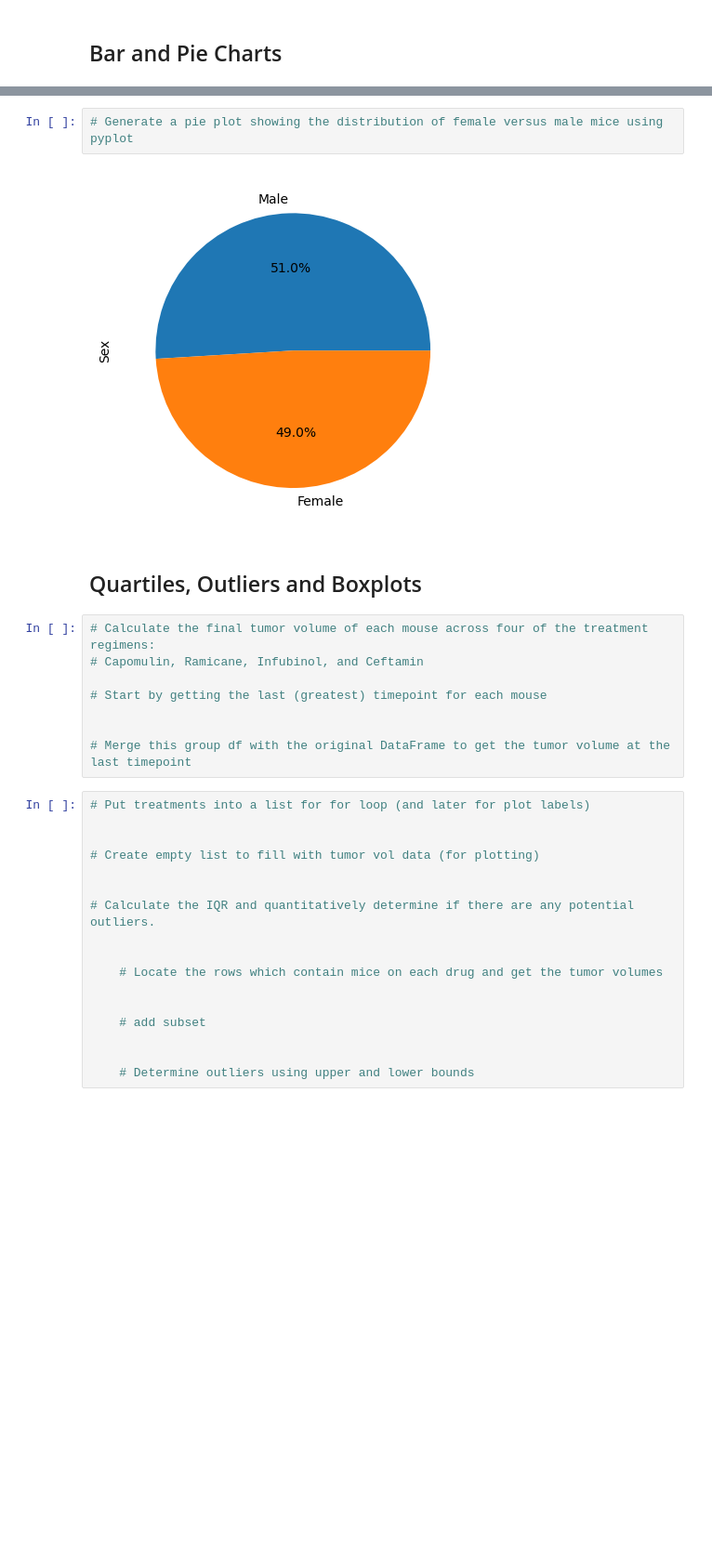
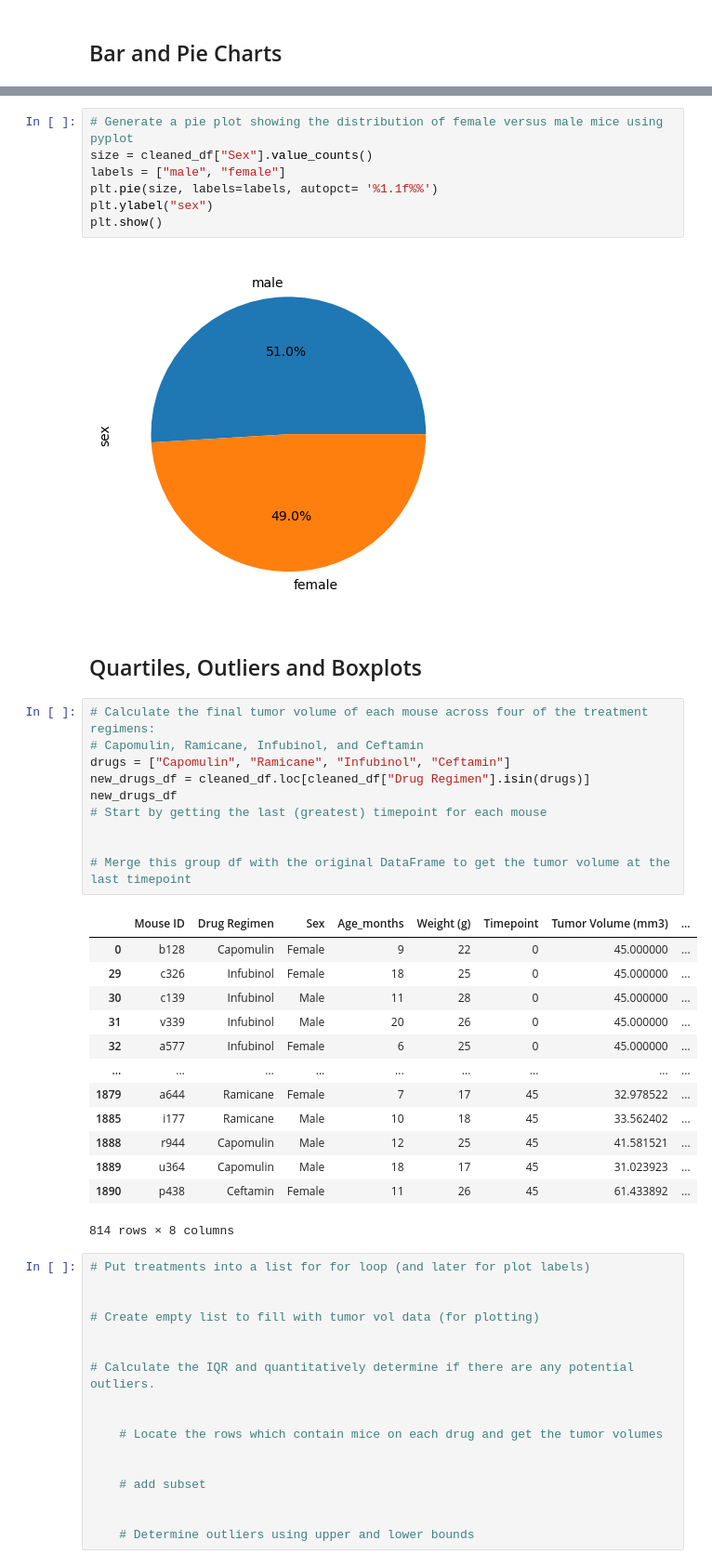
Before and after one commit to cassidysimmons/matplotlib-challenge, a Jupyter notebook: Pymaceuticals/pymaceuticals_starter.ipynb, the cells around one changed output, grey strips where cells are left out. Shown at 93% size. Drawn from its saved outputs; the diff is of its cells as text; blank space fills up the shorter version.

```diff
--- a/Pymaceuticals/pymaceuticals_starter.ipynb
+++ b/Pymaceuticals/pymaceuticals_starter.ipynb
@@ -147,17 +188,38 @@ cleaned_df.count()
 # %%
 # Generate a pie plot showing the distribution of female versus male mice using pyplot
+size = cleaned_df["Sex"].value_counts()
+labels = ["male", "female"]
+plt.pie(size, labels=labels, autopct= '%1.1f%%')
+plt.ylabel("sex")
+plt.show()
 # %% [output]
-[figure, old version]
+[figure, new version]
 # %% [markdown]
 ## Quartiles, Outliers and Boxplots
 # %%
 # Calculate the final tumor volume of each mouse across four of the treatment regimens:
 # Capomulin, Ramicane, Infubinol, and Ceftamin
-
+drugs = ["Capomulin", "Ramicane", "Infubinol", "Ceftamin"]
+new_drugs_df = cleaned_df.loc[cleaned_df["Drug Regimen"].isin(drugs)]
+new_drugs_df
 # Start by getting the last (greatest) timepoint for each mouse
 
 
 # Merge this group df with the original DataFrame to get the tumor volume at the last timepoint
+# %% [output]
+|  | Mouse ID | Drug Regimen | Sex | Age_months | Weight (g) | Timepoint | Tumor Volume (mm3) | ... |
+| 0 | b128 | Capomulin | Female | 9 | 22 | 0 | 45.000000 | ... |
+| 29 | c326 | Infubinol | Female | 18 | 25 | 0 | 45.000000 | ... |
+| 30 | c139 | Infubinol | Male | 11 | 28 | 0 | 45.000000 | ... |
+| 31 | v339 | Infubinol | Male | 20 | 26 | 0 | 45.000000 | ... |
+| 32 | a577 | Infubinol | Female | 6 | 25 | 0 | 45.000000 | ... |
+| ... | ... | ... | ... | ... | ... | ... | ... | ... |
+| 1879 | a644 | Ramicane | Female | 7 | 17 | 45 | 32.978522 | ... |
+| 1885 | i177 | Ramicane | Male | 10 | 18 | 45 | 33.562402 | ... |
+| 1888 | r944 | Capomulin | Male | 12 | 25 | 45 | 41.581521 | ... |
+| 1889 | u364 | Capomulin | Male | 18 | 17 | 45 | 31.023923 | ... |
+| 1890 | p438 | Ceftamin | Female | 11 | 26 | 45 | 61.433892 | ... |
+814 rows × 8 columns
 # %%
 # Put treatments into a list for for loop (and later for plot labels)
 
```
Also changed, not shown: parts of 10 cells of this notebook.
